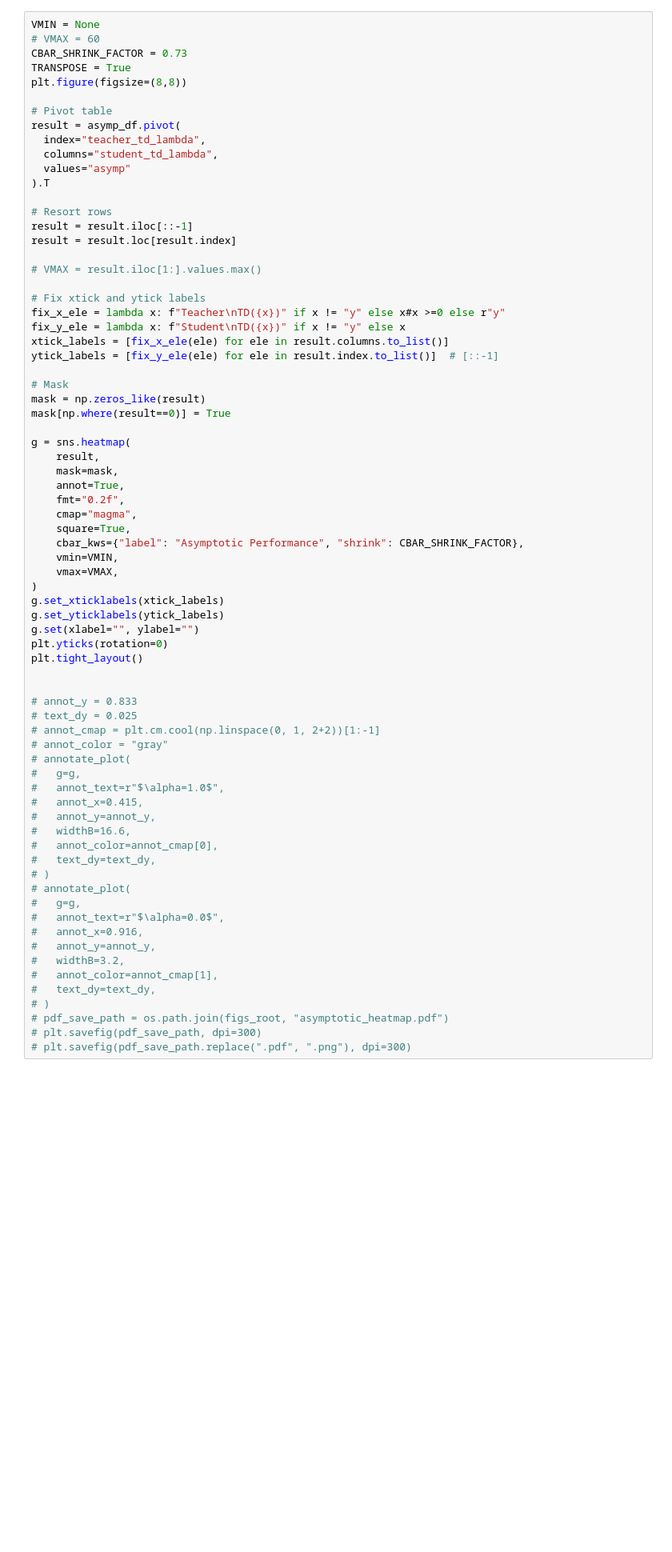
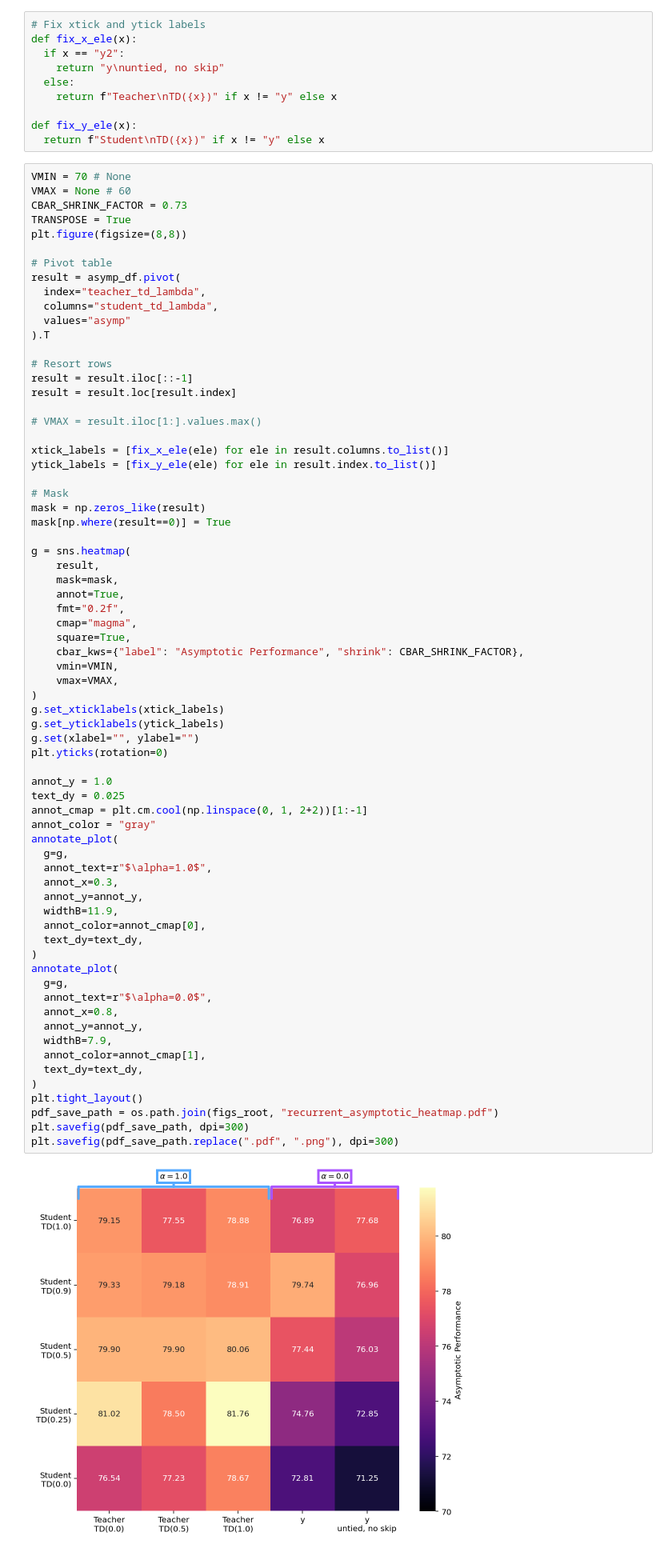
Before and after one commit to michael-iuzzolino/CascadedPoseEstimation, a Jupyter notebook: Analysis.ipynb, the cells around one changed output. Shown: that part at 80% size. Cells and saved outputs as stored; diff of their text form; blank space fills up the shorter version.

```diff
--- a/Analysis.ipynb
+++ b/Analysis.ipynb
@@ -383,6 +399,16 @@ Text(0.5, 0, 'TD($\\lambda$)')
+# %%
+# Fix xtick and ytick labels
+def fix_x_ele(x):
+  if x == "y2":
+    return "y\nuntied, no skip"
+  else:
+    return f"Teacher\nTD({x})" if x != "y" else x
+
+def fix_y_ele(x):
+  return f"Student\nTD({x})" if x != "y" else x
 # %%
-VMIN = None
-# VMAX = 60
+VMIN = 70 # None
+VMAX = None # 60
 CBAR_SHRINK_FACTOR = 0.73
 TRANSPOSE = True
 plt.figure(figsize=(8,8))
@@ -395,64 +421,62 @@ result = asymp_df.pivot(
 ).T
 
 # Resort rows
 result = result.iloc[::-1]
 result = result.loc[result.index]
 
 # VMAX = result.iloc[1:].values.max()
 
-# Fix xtick and ytick labels
-fix_x_ele = lambda x: f"Teacher\nTD({x})" if x != "y" else x#x >=0 else r"y"
-fix_y_ele = lambda x: f"Student\nTD({x})" if x != "y" else x
 xtick_labels = [fix_x_ele(ele) for ele in result.columns.to_list()]
-ytick_labels = [fix_y_ele(ele) for ele in result.index.to_list()]  # [::-1]
+ytick_labels = [fix_y_ele(ele) for ele in result.index.to_list()]
 
 # Mask
 mask = np.zeros_like(result)
 mask[np.where(result==0)] = True
 
 g = sns.heatmap(
     result,
     mask=mask,
     annot=True,
     fmt="0.2f",
     cmap="magma",
     square=True,
     cbar_kws={"label": "Asymptotic Performance", "shrink": CBAR_SHRINK_FACTOR},
     vmin=VMIN,
     vmax=VMAX,
 )
 g.set_xticklabels(xtick_labels)
 g.set_yticklabels(ytick_labels)
 g.set(xlabel="", ylabel="")
 plt.yticks(rotation=0)
+
+annot_y = 1.0
+text_dy = 0.025
+annot_cmap = plt.cm.cool(np.linspace(0, 1, 2+2))[1:-1]
+annot_color = "gray"
+annotate_plot(
+  g=g,
+  annot_text=r"$\alpha=1.0$",
+  annot_x=0.3,
+  annot_y=annot_y,
+  widthB=11.9,
+  annot_color=annot_cmap[0],
+  text_dy=text_dy,
+)
+annotate_plot(
+  g=g,
+  annot_text=r"$\alpha=0.0$",
+  annot_x=0.8,
+  annot_y=annot_y,
+  widthB=7.9,
+  annot_color=annot_cmap[1],
+  text_dy=text_dy,
+)
 plt.tight_layout()
-
-
-# annot_y = 0.833
-# text_dy = 0.025
-# annot_cmap = plt.cm.cool(np.linspace(0, 1, 2+2))[1:-1]
-# annot_color = "gray"
-# annotate_plot(
-#   g=g,
-#   annot_text=r"$\alpha=1.0$",
-#   annot_x=0.415,
-#   annot_y=annot_y,
-#   widthB=16.6,
-#   annot_color=annot_cmap[0],
-#   text_dy=text_dy,
-# )
-# annotate_plot(
-#   g=g,
-#   annot_text=r"$\alpha=0.0$",
-#   annot_x=0.916,
-#   annot_y=annot_y,
-#   widthB=3.2,
-#   annot_color=annot_cmap[1],
-#   text_dy=text_dy,
-# )
-# pdf_save_path = os.path.join(figs_root, "asymptotic_heatmap.pdf")
-# plt.savefig(pdf_save_path, dpi=300)
-# plt.savefig(pdf_save_path.replace(".pdf", ".png"), dpi=300)
+pdf_save_path = os.path.join(figs_root, "recurrent_asymptotic_heatmap.pdf")
+plt.savefig(pdf_save_path, dpi=300)
+plt.savefig(pdf_save_path.replace(".pdf", ".png"), dpi=300)
+# %% [output]
+[figure, added]
 # %% [markdown]
 # AUC
 # %%
```
Also changed, not shown: parts of 22 cells of this notebook, 22 other files.
